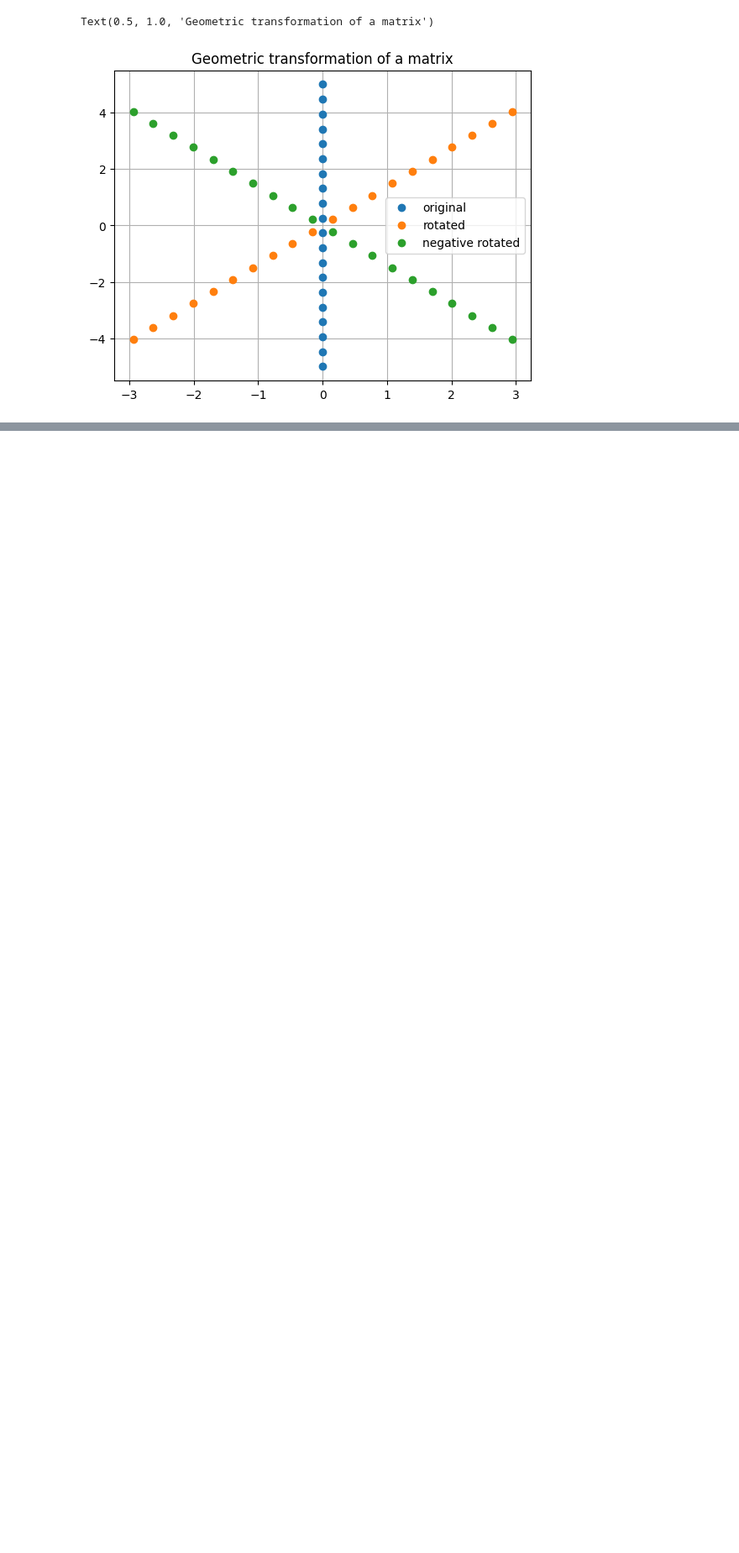
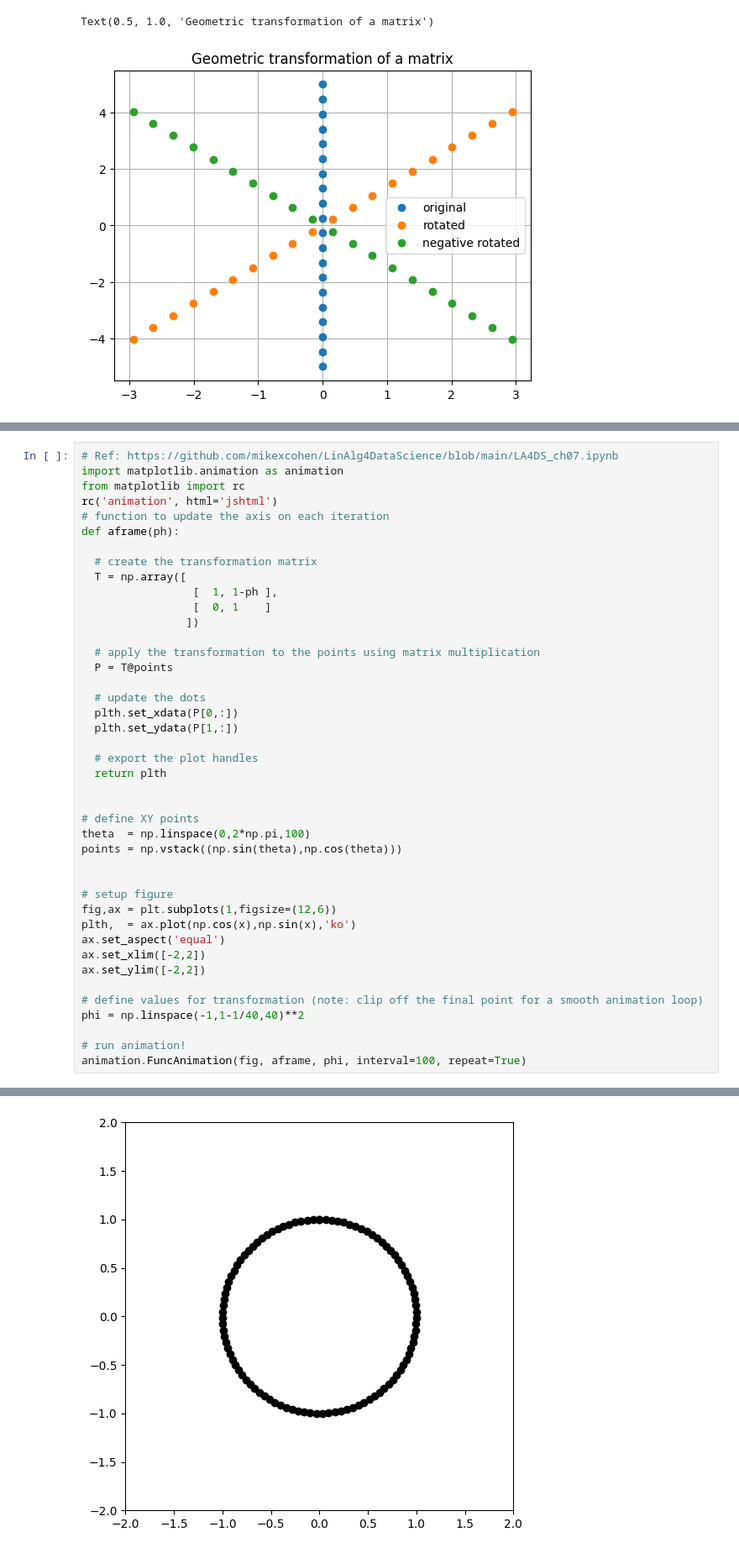
Before and after one commit to solarecho3/vectors, a Jupyter notebook: vectors.ipynb, the cells around one changed output, grey strips where cells are left out. Shown at 84% size. Saved outputs shown, nothing was run; the diff lists cells and outputs as text; blank space fills up the shorter version.

```diff
--- a/vectors.ipynb
+++ b/vectors.ipynb
@@ -2207,0 +2211,43 @@ Text(0.5, 1.0, 'Geometric transformation of a matrix')
+# %%
+# Ref: https://github.com/mikexcohen/LinAlg4DataScience/blob/main/LA4DS_ch07.ipynb
+import matplotlib.animation as animation
+from matplotlib import rc
+rc('animation', html='jshtml')
+# function to update the axis on each iteration
+def aframe(ph):
+
+  # create the transformation matrix
+  T = np.array([
+                 [  1, 1-ph ],
+                 [  0, 1    ]
+                ])
+
+  # apply the transformation to the points using matrix multiplication
+  P = T@points
+
+  # update the dots
+  plth.set_xdata(P[0,:])
+  plth.set_ydata(P[1,:])
+
+  # export the plot handles
+  return plth
+
+
+# define XY points
+theta  = np.linspace(0,2*np.pi,100)
+points = np.vstack((np.sin(theta),np.cos(theta)))
+
+
+# setup figure
+fig,ax = plt.subplots(1,figsize=(12,6))
+plth,  = ax.plot(np.cos(x),np.sin(x),'ko')
+ax.set_aspect('equal')
+ax.set_xlim([-2,2])
+ax.set_ylim([-2,2])
+
+# define values for transformation (note: clip off the final point for a smooth animation loop)
+phi = np.linspace(-1,1-1/40,40)**2
+
+# run animation!
+animation.FuncAnimation(fig, aframe, phi, interval=100, repeat=True)
+# %% [output]
@@ -2207,0 +2255 @@ Text(0.5, 1.0, 'Geometric transformation of a matrix')
+[figure, added]
```
Also changed, not shown: parts of 4 cells of this notebook.
